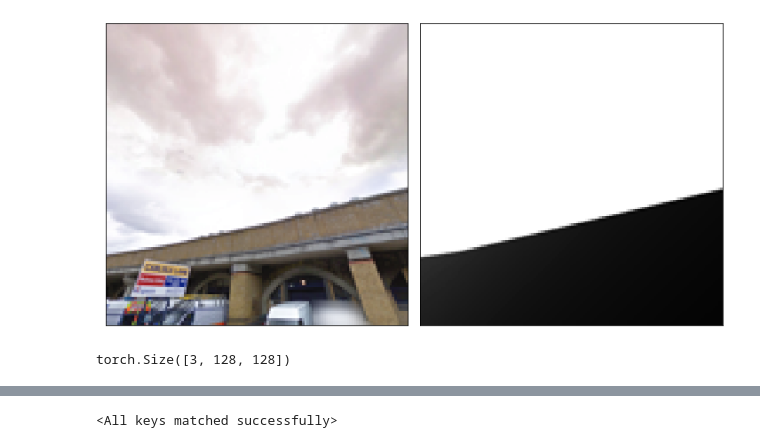
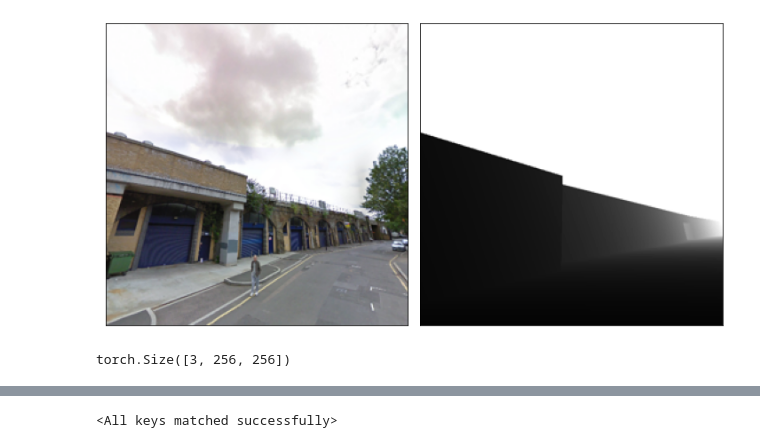
Before and after one commit to threefruits/depth-estimation-from-single-city-image, a Jupyter notebook: depth-prediction.ipynb, the cells around one changed output, grey strips where cells are left out. Cells and saved outputs as stored; diff of their text form; code cells hidden in the pictures.

```diff
--- a/depth-prediction.ipynb
+++ b/depth-prediction.ipynb
@@ -18,9 +18,9 @@ import torch.nn.functional as F
 #480x640x3 for plotting, HxWxC
 #3x480x640 for pytorch,  CxHxW
 # %%
-bs = 5
+bs = 2
 # sz = (320,240)
-sz = (128,128)
+sz = (256,256)
 mean, std = [0.485, 0.456, 0.406], [0.229, 0.224, 0.225]
 mean, std = torch.tensor(mean), torch.tensor(std)
 unnormalize = UnNormalizeImgBatch(mean, std)
@@ -38,19 +38,19 @@ tfms = transforms.Compose([
 ds = CityDataset(tfms)
 dl = torch.utils.data.DataLoader(ds, bs, shuffle=True)
 # %%
-i = 1
+i = 3
 plot_utils.plot_image(model_utils.get_unnormalized_ds_item(unnormalize, ds[i]))
 
 #sample_batch = iter(dl).next()
 #img, depth = sample_batch
 # %% [output]
-[figure, old version]
+[figure, new version]
 # %%
 ds[0][0].shape
 # new_img_PIL = transforms.ToPILImage()(ds[0][0]).convert('RGB')
 # new_img_PIL.show()
 # %% [output]
-torch.Size([3, 128, 128])
+torch.Size([3, 256, 256])
 # %%
 # model = Net()
 # model.to(device)
```
Also changed, not shown: parts of 10 cells of this notebook, 29 other files.
